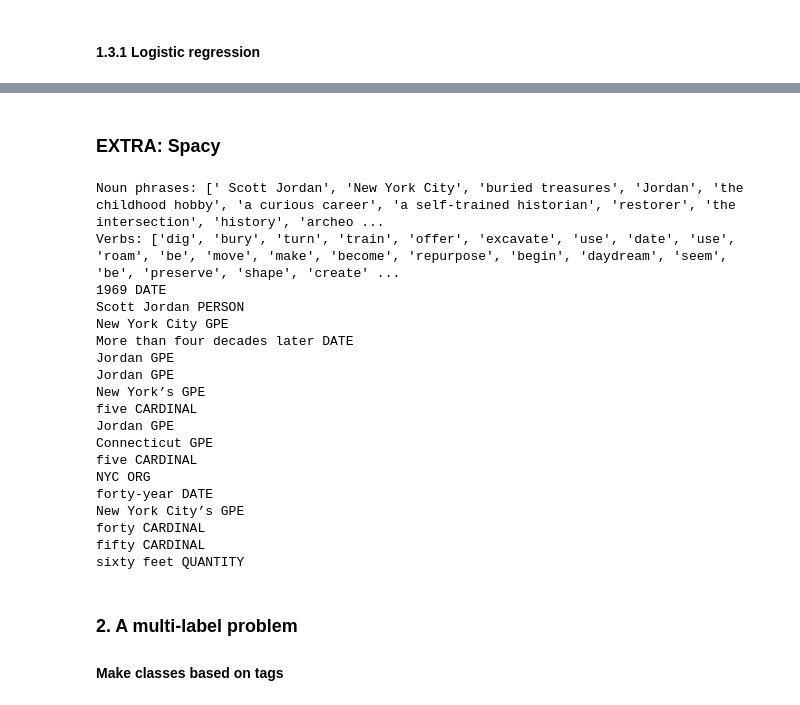
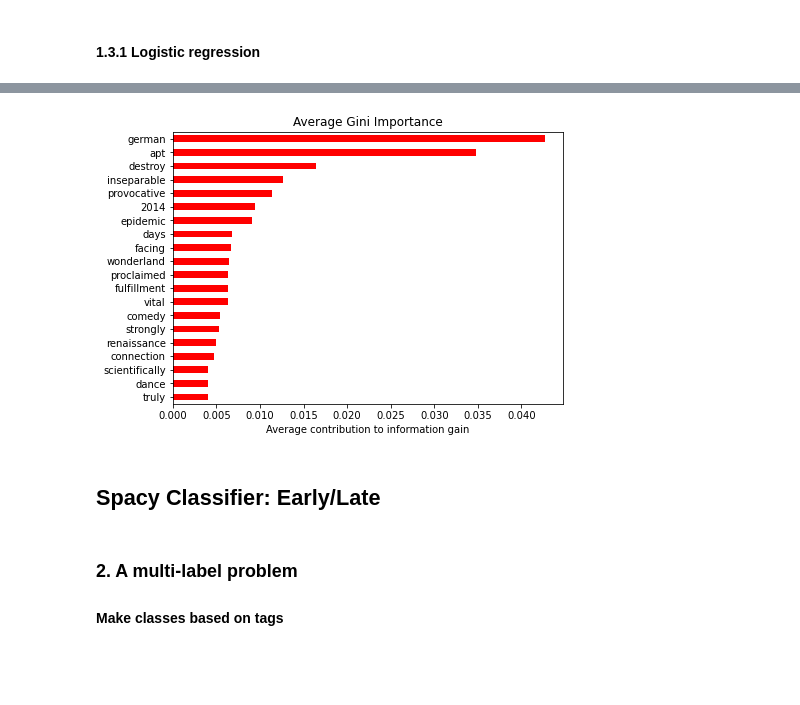
Before and after one commit to konstanzer/brainpickings-nlp, a Jupyter notebook: my_nlp.ipynb, the cells around one changed output, grey strips where cells are left out. Saved outputs shown, nothing was run; the diff lists cells and outputs as text; code cells hidden in the pictures; blank space fills up the shorter version.

Commit message:
spacy...

```diff
--- a/my_nlp.ipynb
+++ b/my_nlp.ipynb
@@ -139,0 +177,11 @@ weighted avg       0.91      0.91      0.91      1140
+# %%
+feat_scores = pd.Series(rf.feature_importances_,
+                           index=vocabulary)
+feat_scores = feat_scores.sort_values()
+ax = feat_scores[-20:].plot(kind='barh',
+                      figsize=(7,5),
+                      color='r')
+ax.set_title('Average Gini Importance')
+ax.set_xlabel('Average contribution to information gain');
+# %% [output]
+[figure, added]
@@ -140,36 +190,2 @@ weighted avg       0.91      0.91      0.91      1140
 # %% [markdown]
-### EXTRA: Spacy
+## Spacy Classifier: Early/Late
-# %%
-# Load English tokenizer, tagger, parser and NER
-nlp = spacy.load("en_core_web_sm")
-
-# Process whole documents
-doc = nlp(df.content[1111])
-
-# Analyze syntax
-print("Noun phrases:", [chunk.text for chunk in doc.noun_chunks])
-print("Verbs:", [token.lemma_ for token in doc if token.pos_ == "VERB"])
-
-# Find named entities, phrases and concepts
-for entity in doc.ents:
-    print(entity.text, entity.label_)
-# %% [output]
-Noun phrases: [' Scott Jordan', 'New York City', 'buried treasures', 'Jordan', 'the childhood hobby', 'a curious career', 'a self-trained historian', 'restorer', 'the intersection', 'history', 'archeo ...
-Verbs: ['dig', 'bury', 'turn', 'train', 'offer', 'excavate', 'use', 'date', 'use', 'roam', 'be', 'move', 'make', 'become', 'repurpose', 'begin', 'daydream', 'seem', 'be', 'preserve', 'shape', 'create' ...
-1969 DATE
-Scott Jordan PERSON
-New York City GPE
-More than four decades later DATE
-Jordan GPE
-Jordan GPE
-New York’s GPE
-five CARDINAL
-Jordan GPE
-Connecticut GPE
-five CARDINAL
-NYC ORG
-forty-year DATE
-New York City’s GPE
-forty CARDINAL
-fifty CARDINAL
-sixty feet QUANTITY
```
Also changed, not shown: parts of 45 cells of this notebook.
